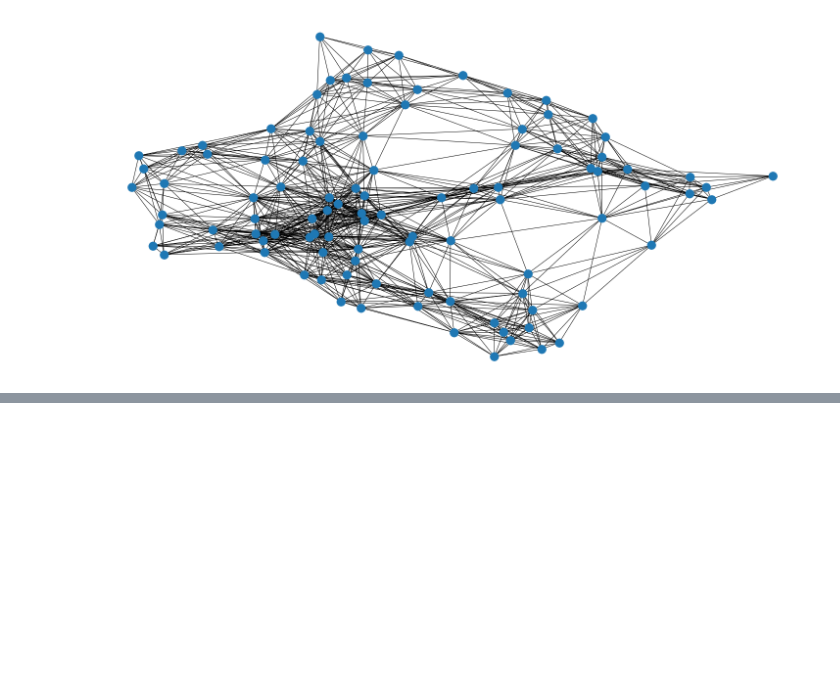
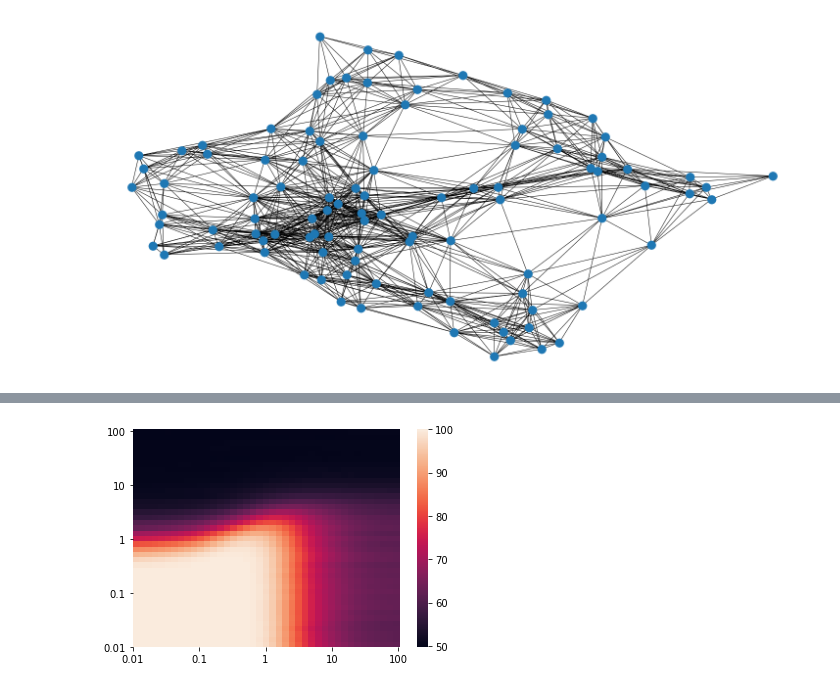
Before and after one commit to mbonto/graph-LDA, a Jupyter notebook: Simulated_datasets.ipynb, the cells around one changed output, grey strips where cells are left out. Cells and saved outputs as stored; diff of their text form; code cells hidden in the pictures; blank space fills up the shorter version.

Commit message:
Heatmap added.

```diff
--- a/Simulated_datasets.ipynb
+++ b/Simulated_datasets.ipynb
@@ -359,0 +363,5 @@ draw_graph(G)
+# %%
+# Retrieve the graph
+order = 100
+G, GSO = generate_graph('erdo', order)
+assert is_connected(G)
@@ -359,0 +370,16 @@ draw_graph(G)
+# %%
+# Generate the class signals
+class_signals = generate_two_class_indicator_vectors(order)
+# %%
+# Range of sigma
+sigmas = np.logspace(-2, 2, num=41)
+
+# Prepare the results
+list_of_clf = ['NCM', ]
+
+acc = {}
+our_acc = {}
+
+for name in list_of_clf:
+    acc[name] = np.zeros((sigmas.shape[0], sigmas.shape[0]))
+    our_acc[name] = np.zeros((sigmas.shape[0], sigmas.shape[0]))
@@ -359,0 +432,16 @@ draw_graph(G)
+# %%
+xticks = [0.01, 0.1, 1, 10, 100]
+yticks = xticks
+
+ax = sns.heatmap(our_acc['NCM'])
+position = np.linspace(0, ax.get_xlim()[1]-0.3, len(xticks))
+ax.set_xticks(position)
+ax.set_xticklabels(xticks)
+ax.set_yticks(position)
+ax.set_yticklabels(yticks)
+ax.invert_yaxis()
+
+plt.savefig("Heatmap while varying sigma_erdo.pdf", bbox_inches='tight', dpi=1200)
+plt.show()
+# %% [output]
+[figure, added]
```
Also changed, not shown: parts of 4 cells of this notebook.
